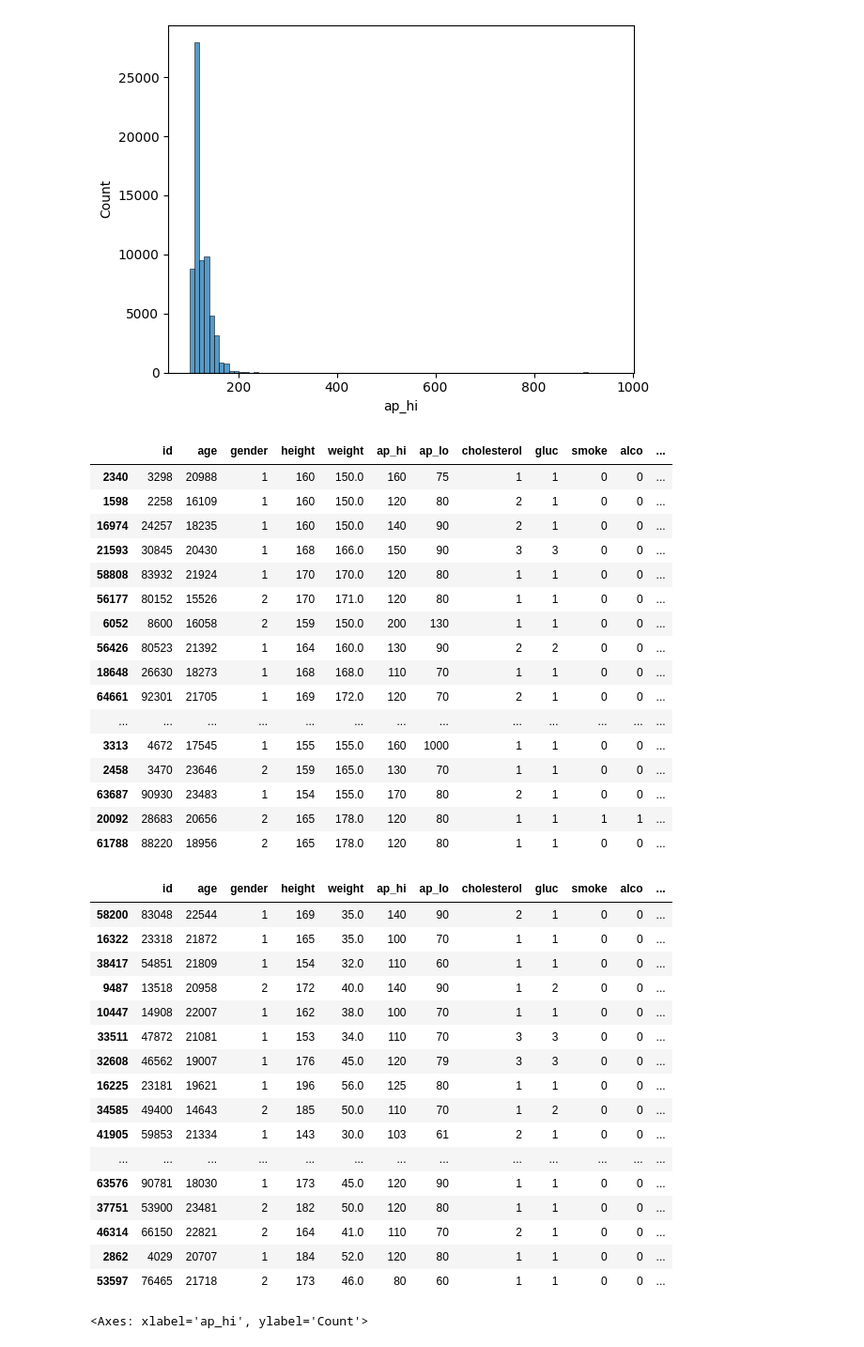
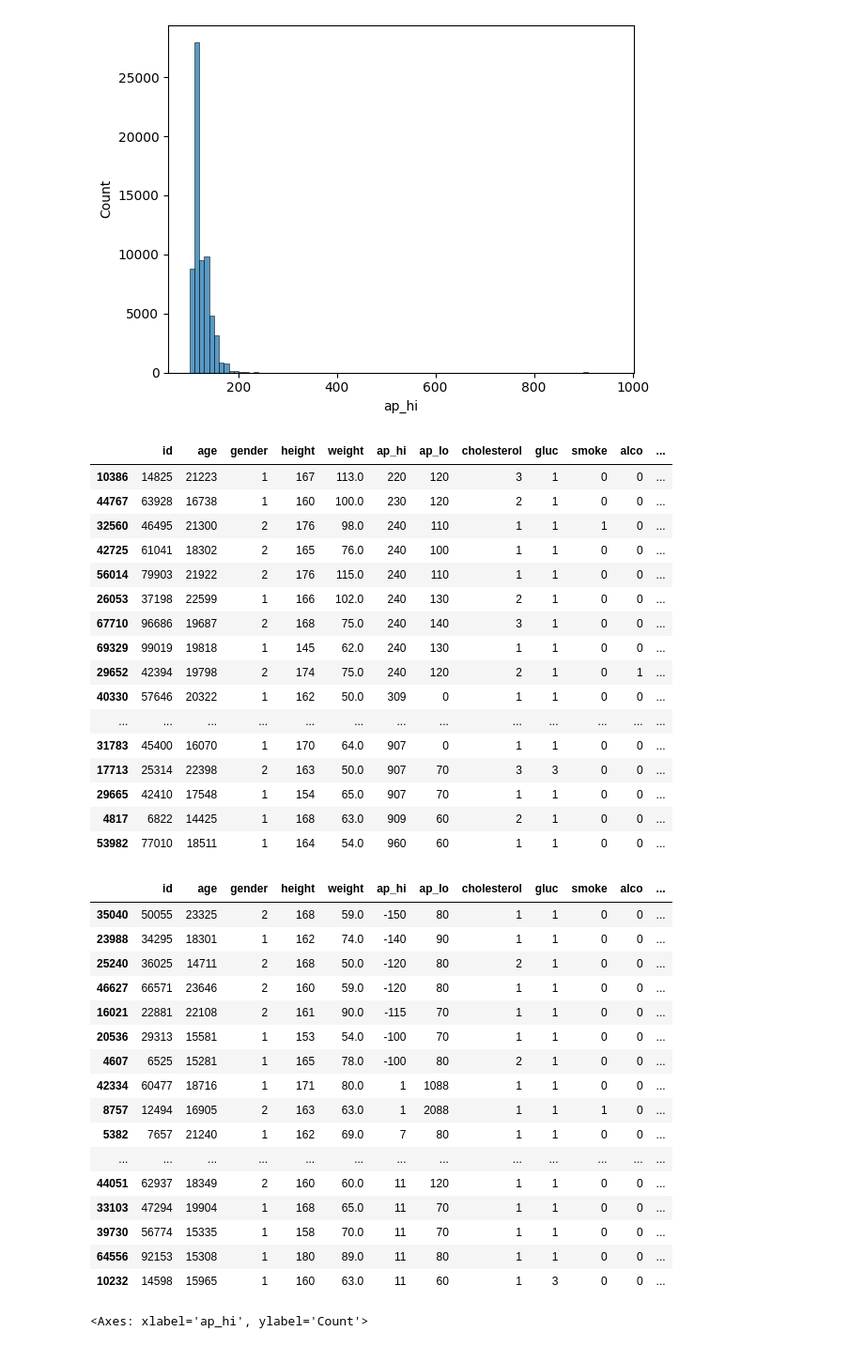
Before and after one commit to bearwinterfirth/medical, a Jupyter notebook: disease_prediction_3.ipynb, the cells around one changed output. Shown at 94% size. Cells and saved outputs as stored; diff of their text form; code cells hidden in the pictures.

```diff
--- a/disease_prediction_3.ipynb
+++ b/disease_prediction_3.ipynb
@@ -22,7 +22,7 @@ df
 | 61788 | 88220 | 18956 | 2 | 165 | 178.0 | 120 | 80 | 1 | 1 | 0 | 0 | ... |
 69881 rows × 15 columns
 # %%
-df.sort_values("ap_hi")
+df.sort_values("ap_hi", inplace=True)
 df.tail()
 # %% [output]
 |  | id | age | gender | height | weight | ap_hi | ap_lo | cholesterol | gluc | smoke | alco | ... |
@@ -43,45 +43,45 @@ df.sort_values("ap_hi")
 df.tail(25)
 # %% [output]
 |  | id | age | gender | height | weight | ap_hi | ap_lo | cholesterol | gluc | smoke | alco | ... |
-| 2340 | 3298 | 20988 | 1 | 160 | 150.0 | 160 | 75 | 1 | 1 | 0 | 0 | ... |
-| 1598 | 2258 | 16109 | 1 | 160 | 150.0 | 120 | 80 | 2 | 1 | 0 | 0 | ... |
-| 16974 | 24257 | 18235 | 1 | 160 | 150.0 | 140 | 90 | 2 | 1 | 0 | 0 | ... |
-| 21593 | 30845 | 20430 | 1 | 168 | 166.0 | 150 | 90 | 3 | 3 | 0 | 0 | ... |
-| 58808 | 83932 | 21924 | 1 | 170 | 170.0 | 120 | 80 | 1 | 1 | 0 | 0 | ... |
-| 56177 | 80152 | 15526 | 2 | 170 | 171.0 | 120 | 80 | 1 | 1 | 0 | 0 | ... |
-| 6052 | 8600 | 16058 | 2 | 159 | 150.0 | 200 | 130 | 1 | 1 | 0 | 0 | ... |
-| 56426 | 80523 | 21392 | 1 | 164 | 160.0 | 130 | 90 | 2 | 2 | 0 | 0 | ... |
-| 18648 | 26630 | 18273 | 1 | 168 | 168.0 | 110 | 70 | 1 | 1 | 0 | 0 | ... |
-| 64661 | 92301 | 21705 | 1 | 169 | 172.0 | 120 | 70 | 2 | 1 | 0 | 0 | ... |
+| 10386 | 14825 | 21223 | 1 | 167 | 113.0 | 220 | 120 | 3 | 1 | 0 | 0 | ... |
+| 44767 | 63928 | 16738 | 1 | 160 | 100.0 | 230 | 120 | 2 | 1 | 0 | 0 | ... |
+| 32560 | 46495 | 21300 | 2 | 176 | 98.0 | 240 | 110 | 1 | 1 | 1 | 0 | ... |
+| 42725 | 61041 | 18302 | 2 | 165 | 76.0 | 240 | 100 | 1 | 1 | 0 | 0 | ... |
+| 56014 | 79903 | 21922 | 2 | 176 | 115.0 | 240 | 110 | 1 | 1 | 0 | 0 | ... |
+| 26053 | 37198 | 22599 | 1 | 166 | 102.0 | 240 | 130 | 2 | 1 | 0 | 0 | ... |
+| 67710 | 96686 | 19687 | 2 | 168 | 75.0 | 240 | 140 | 3 | 1 | 0 | 0 | ... |
+| 69329 | 99019 | 19818 | 1 | 145 | 62.0 | 240 | 130 | 1 | 1 | 0 | 0 | ... |
+| 29652 | 42394 | 19798 | 2 | 174 | 75.0 | 240 | 120 | 2 | 1 | 0 | 1 | ... |
+| 40330 | 57646 | 20322 | 1 | 162 | 50.0 | 309 | 0 | 1 | 1 | 0 | 0 | ... |
 | ... | ... | ... | ... | ... | ... | ... | ... | ... | ... | ... | ... | ... |
-| 3313 | 4672 | 17545 | 1 | 155 | 155.0 | 160 | 1000 | 1 | 1 | 0 | 0 | ... |
-| 2458 | 3470 | 23646 | 2 | 159 | 165.0 | 130 | 70 | 1 | 1 | 0 | 0 | ... |
-| 63687 | 90930 | 23483 | 1 | 154 | 155.0 | 170 | 80 | 2 | 1 | 0 | 0 | ... |
-| 20092 | 28683 | 20656 | 2 | 165 | 178.0 | 120 | 80 | 1 | 1 | 1 | 1 | ... |
-| 61788 | 88220 | 18956 | 2 | 165 | 178.0 | 120 | 80 | 1 | 1 | 0 | 0 | ... |
+| 31783 | 45400 | 16070 | 1 | 170 | 64.0 | 907 | 0 | 1 | 1 | 0 | 0 | ... |
+| 17713 | 25314 | 22398 | 2 | 163 | 50.0 | 907 | 70 | 3 | 3 | 0 | 0 | ... |
+| 29665 | 42410 | 17548 | 1 | 154 | 65.0 | 907 | 70 | 1 | 1 | 0 | 0 | ... |
+| 4817 | 6822 | 14425 | 1 | 168 | 63.0 | 909 | 60 | 2 | 1 | 0 | 0 | ... |
+| 53982 | 77010 | 18511 | 1 | 164 | 54.0 | 960 | 60 | 1 | 1 | 0 | 0 | ... |
 # %%
 df=df[df["ap_hi"]<250]
 # %%
-df.sort_values("ap_hi")
+df.sort_values("ap_hi", inplace=True)
 df.head(25)
 # %% [output]
 |  | id | age | gender | height | weight | ap_hi | ap_lo | cholesterol | gluc | smoke | alco | ... |
-| 58200 | 83048 | 22544 | 1 | 169 | 35.0 | 140 | 90 | 2 | 1 | 0 | 0 | ... |
-| 16322 | 23318 | 21872 | 1 | 165 | 35.0 | 100 | 70 | 1 | 1 | 0 | 0 | ... |
-| 38417 | 54851 | 21809 | 1 | 154 | 32.0 | 110 | 60 | 1 | 1 | 0 | 0 | ... |
-| 9487 | 13518 | 20958 | 2 | 172 | 40.0 | 140 | 90 | 1 | 2 | 0 | 0 | ... |
-| 10447 | 14908 | 22007 | 1 | 162 | 38.0 | 100 | 70 | 1 | 1 | 0 | 0 | ... |
-| 33511 | 47872 | 21081 | 1 | 153 | 34.0 | 110 | 70 | 3 | 3 | 0 | 0 | ... |
-| 32608 | 46562 | 19007 | 1 | 176 | 45.0 | 120 | 79 | 3 | 3 | 0 | 0 | ... |
-| 16225 | 23181 | 19621 | 1 | 196 | 56.0 | 125 | 80 | 1 | 1 | 0 | 0 | ... |
-| 34585 | 49400 | 14643 | 2 | 185 | 50.0 | 110 | 70 | 1 | 2 | 0 | 0 | ... |
-| 41905 | 59853 | 21334 | 1 | 143 | 30.0 | 103 | 61 | 2 | 1 | 0 | 0 | ... |
+| 35040 | 50055 | 23325 | 2 | 168 | 59.0 | -150 | 80 | 1 | 1 | 0 | 0 | ... |
+| 23988 | 34295 | 18301 | 1 | 162 | 74.0 | -140 | 90 | 1 | 1 | 0 | 0 | ... |
+| 25240 | 36025 | 14711 | 2 | 168 | 50.0 | -120 | 80 | 2 | 1 | 0 | 0 | ... |
+| 46627 | 66571 | 23646 | 2 | 160 | 59.0 | -120 | 80 | 1 | 1 | 0 | 0 | ... |
+| 16021 | 22881 | 22108 | 2 | 161 | 90.0 | -115 | 70 | 1 | 1 | 0 | 0 | ... |
+| 20536 | 29313 | 15581 | 1 | 153 | 54.0 | -100 | 70 | 1 | 1 | 0 | 0 | ... |
+| 4607 | 6525 | 15281 | 1 | 165 | 78.0 | -100 | 80 | 2 | 1 | 0 | 0 | ... |
+| 42334 | 60477 | 18716 | 1 | 171 | 80.0 | 1 | 1088 | 1 | 1 | 0 | 0 | ... |
+| 8757 | 12494 | 16905 | 2 | 163 | 63.0 | 1 | 2088 | 1 | 1 | 1 | 0 | ... |
+| 5382 | 7657 | 21240 | 1 | 162 | 69.0 | 7 | 80 | 1 | 1 | 0 | 0 | ... |
 | ... | ... | ... | ... | ... | ... | ... | ... | ... | ... | ... | ... | ... |
-| 63576 | 90781 | 18030 | 1 | 173 | 45.0 | 120 | 90 | 1 | 1 | 0 | 0 | ... |
-| 37751 | 53900 | 23481 | 2 | 182 | 50.0 | 120 | 80 | 1 | 1 | 0 | 0 | ... |
-| 46314 | 66150 | 22821 | 2 | 164 | 41.0 | 110 | 70 | 2 | 1 | 0 | 0 | ... |
-| 2862 | 4029 | 20707 | 1 | 184 | 52.0 | 120 | 80 | 1 | 1 | 0 | 0 | ... |
-| 53597 | 76465 | 21718 | 2 | 173 | 46.0 | 80 | 60 | 1 | 1 | 0 | 0 | ... |
+| 44051 | 62937 | 18349 | 2 | 160 | 60.0 | 11 | 120 | 1 | 1 | 0 | 0 | ... |
+| 33103 | 47294 | 19904 | 1 | 168 | 65.0 | 11 | 70 | 1 | 1 | 0 | 0 | ... |
+| 39730 | 56774 | 15335 | 1 | 158 | 70.0 | 11 | 70 | 1 | 1 | 0 | 0 | ... |
+| 64556 | 92153 | 15308 | 1 | 180 | 89.0 | 11 | 80 | 1 | 1 | 0 | 0 | ... |
+| 10232 | 14598 | 15965 | 1 | 160 | 63.0 | 11 | 60 | 1 | 3 | 0 | 0 | ... |
 # %%
 sns.histplot(df[df["ap_hi"]<100]["ap_hi"], binwidth=5)
 # %% [output]
```
Also changed, not shown: parts of 5 cells of this notebook, 3 other files.
